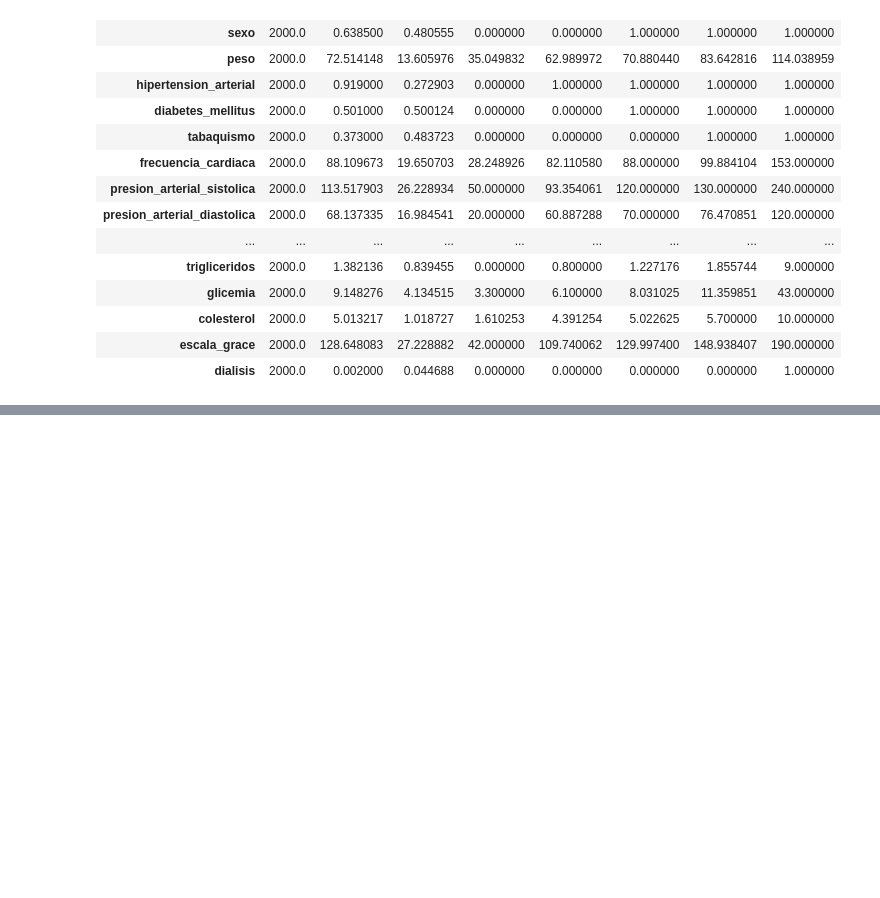
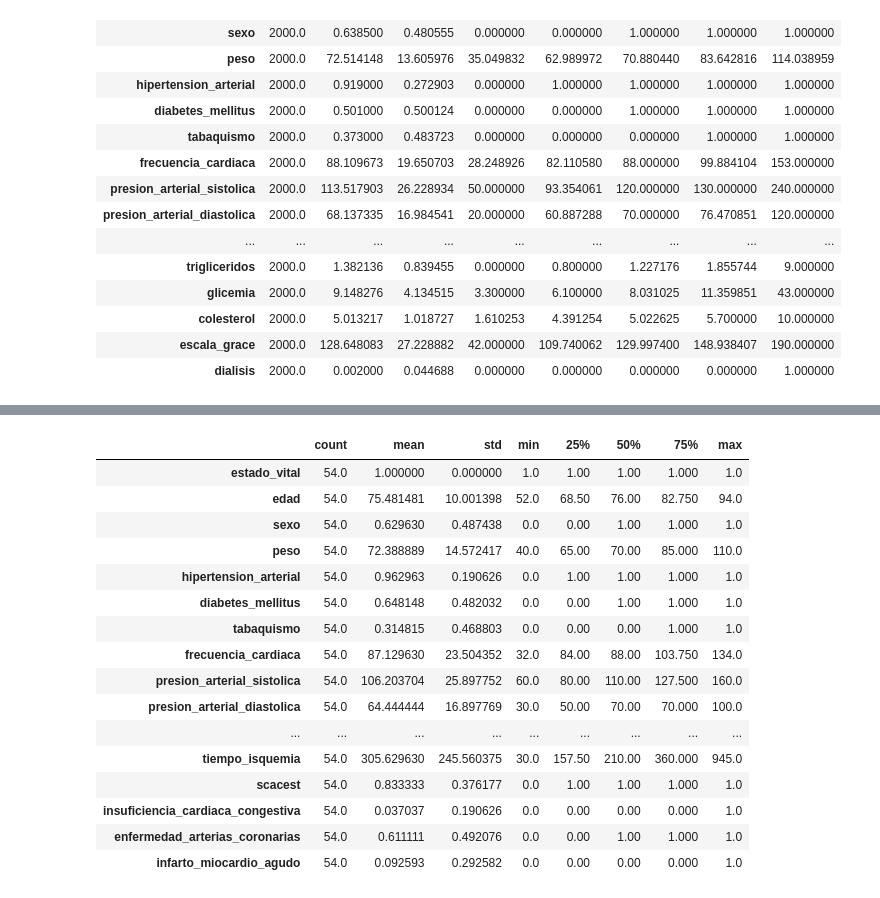
Before and after one commit to deborahfam/RECUIMA_UH_ML, a Jupyter notebook: aumentando_datos.ipynb, the cells around one changed output, grey strips where cells are left out. Saved outputs shown, nothing was run; the diff lists cells and outputs as text; code cells hidden in the pictures; blank space fills up the shorter version.

```diff
--- a/aumentando_datos.ipynb
+++ b/aumentando_datos.ipynb
@@ -192,0 +254,20 @@ mezclado.to_csv(f'{PATH_SAVE}augmented_data__C03__01__F03.csv')
+# %%
+dieds.describe().T
+# %% [output]
+|  | count | mean | std | min | 25% | 50% | 75% | max |
+| estado_vital | 54.0 | 1.000000 | 0.000000 | 1.0 | 1.00 | 1.00 | 1.000 | 1.0 |
+| edad | 54.0 | 75.481481 | 10.001398 | 52.0 | 68.50 | 76.00 | 82.750 | 94.0 |
+| sexo | 54.0 | 0.629630 | 0.487438 | 0.0 | 0.00 | 1.00 | 1.000 | 1.0 |
+| peso | 54.0 | 72.388889 | 14.572417 | 40.0 | 65.00 | 70.00 | 85.000 | 110.0 |
+| hipertension_arterial | 54.0 | 0.962963 | 0.190626 | 0.0 | 1.00 | 1.00 | 1.000 | 1.0 |
+| diabetes_mellitus | 54.0 | 0.648148 | 0.482032 | 0.0 | 0.00 | 1.00 | 1.000 | 1.0 |
+| tabaquismo | 54.0 | 0.314815 | 0.468803 | 0.0 | 0.00 | 0.00 | 1.000 | 1.0 |
+| frecuencia_cardiaca | 54.0 | 87.129630 | 23.504352 | 32.0 | 84.00 | 88.00 | 103.750 | 134.0 |
+| presion_arterial_sistolica | 54.0 | 106.203704 | 25.897752 | 60.0 | 80.00 | 110.00 | 127.500 | 160.0 |
+| presion_arterial_diastolica | 54.0 | 64.444444 | 16.897769 | 30.0 | 50.00 | 70.00 | 70.000 | 100.0 |
+| ... | ... | ... | ... | ... | ... | ... | ... | ... |
+| tiempo_isquemia | 54.0 | 305.629630 | 245.560375 | 30.0 | 157.50 | 210.00 | 360.000 | 945.0 |
+| scacest | 54.0 | 0.833333 | 0.376177 | 0.0 | 1.00 | 1.00 | 1.000 | 1.0 |
+| insuficiencia_cardiaca_congestiva | 54.0 | 0.037037 | 0.190626 | 0.0 | 0.00 | 0.00 | 0.000 | 1.0 |
+| enfermedad_arterias_coronarias | 54.0 | 0.611111 | 0.492076 | 0.0 | 0.00 | 1.00 | 1.000 | 1.0 |
+| infarto_miocardio_agudo | 54.0 | 0.092593 | 0.292582 | 0.0 | 0.00 | 0.00 | 0.000 | 1.0 |
```
Also changed, not shown: parts of 5 cells of this notebook, 2 other files.
